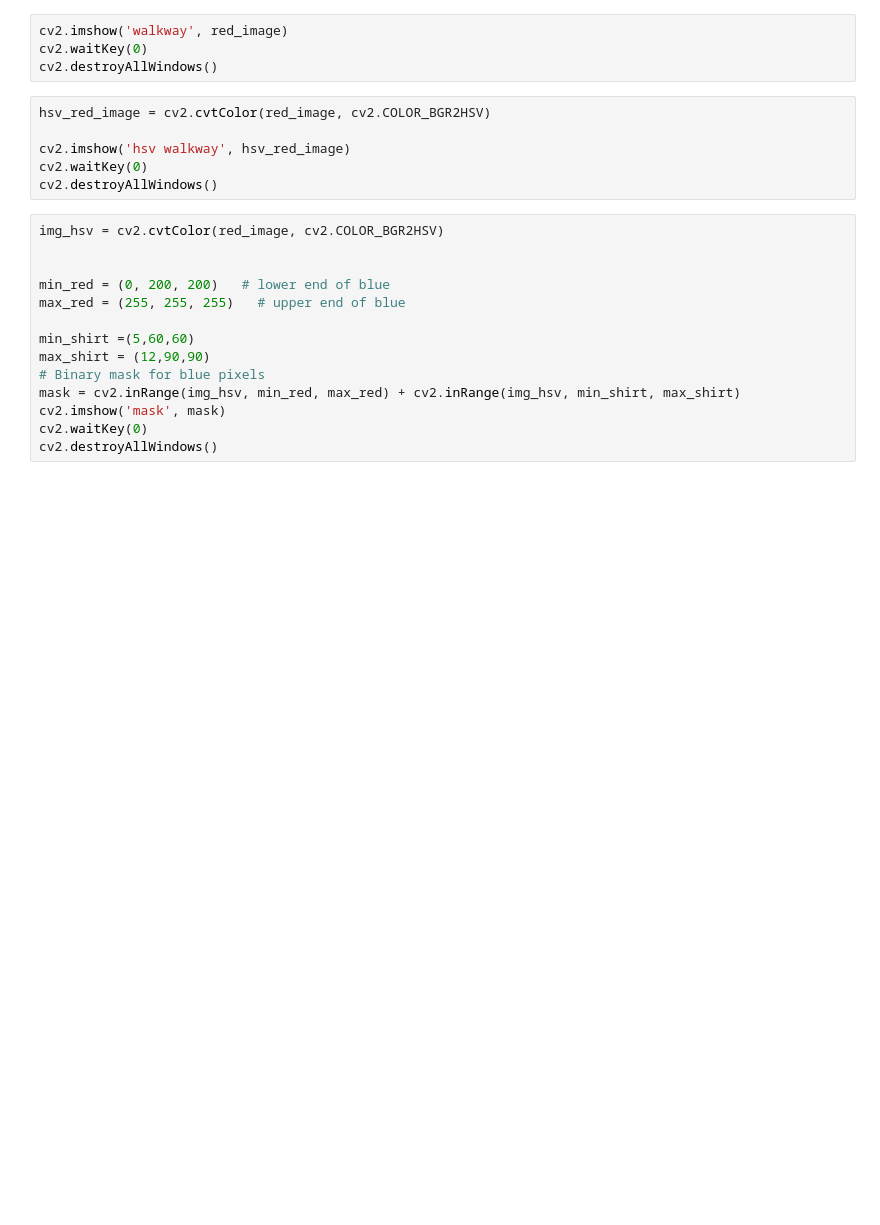
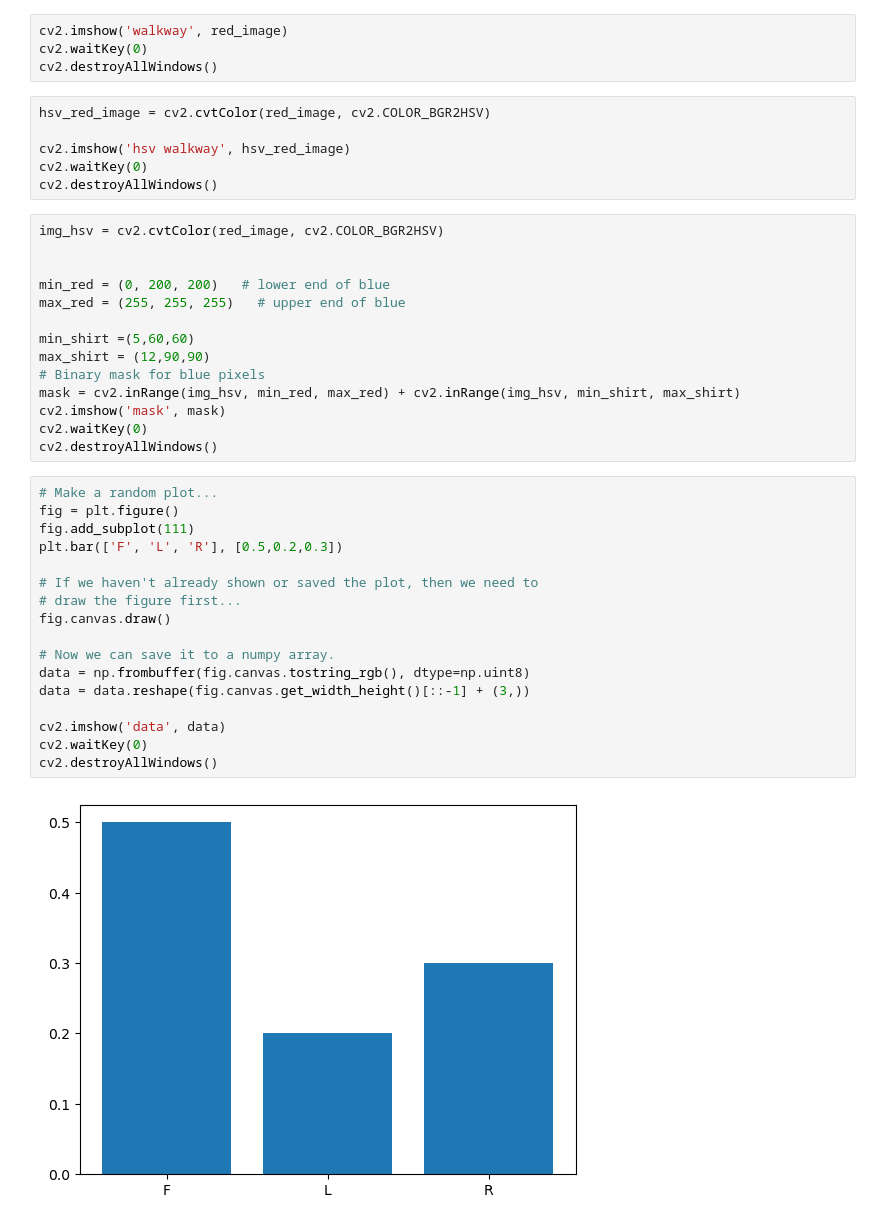
Before and after one commit to 1mackenziekyle/enph353_controller_pkg, a Jupyter notebook: src/test.ipynb, the cells around one changed output. Drawn from its saved outputs; the diff is of its cells as text; blank space fills up the shorter version.

```diff
--- a/src/test.ipynb
+++ b/src/test.ipynb
@@ -40,3 +40,22 @@ mask = cv2.inRange(img_hsv, min_red, max_red) + cv2.inRange(img_hsv, min_shirt,
 cv2.imshow('mask', mask)
 cv2.waitKey(0)
 cv2.destroyAllWindows()
+# %%
+# Make a random plot...
+fig = plt.figure()
+fig.add_subplot(111)
+plt.bar(['F', 'L', 'R'], [0.5,0.2,0.3])
+
+# If we haven't already shown or saved the plot, then we need to
+# draw the figure first...
+fig.canvas.draw()
+
+# Now we can save it to a numpy array.
+data = np.frombuffer(fig.canvas.tostring_rgb(), dtype=np.uint8)
+data = data.reshape(fig.canvas.get_width_height()[::-1] + (3,))
+
+cv2.imshow('data', data)
+cv2.waitKey(0)
+cv2.destroyAllWindows()
+# %% [output]
+[figure, added]
```
Also changed, not shown: parts of 1 cell of this notebook, 2 other files.
